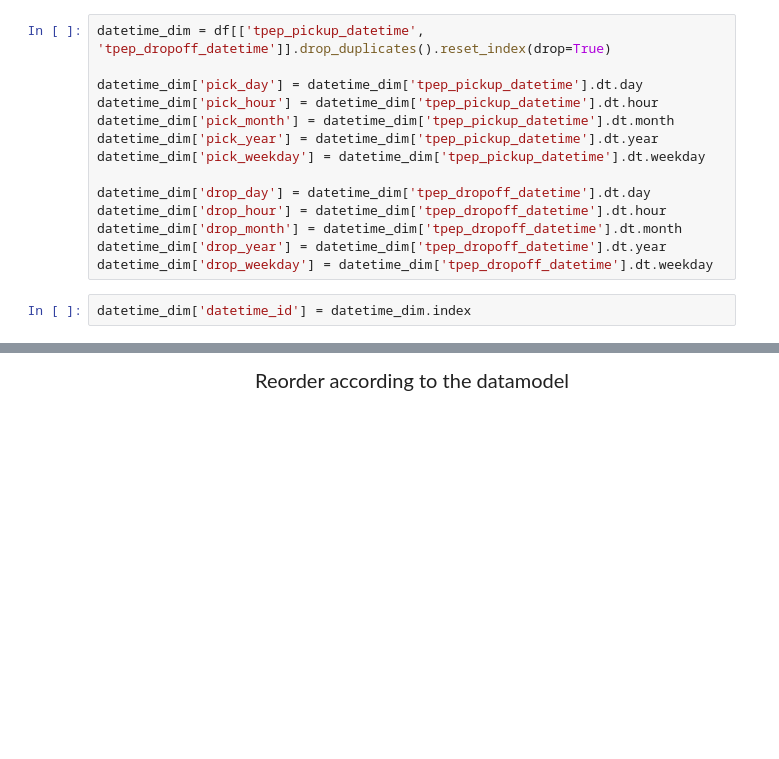
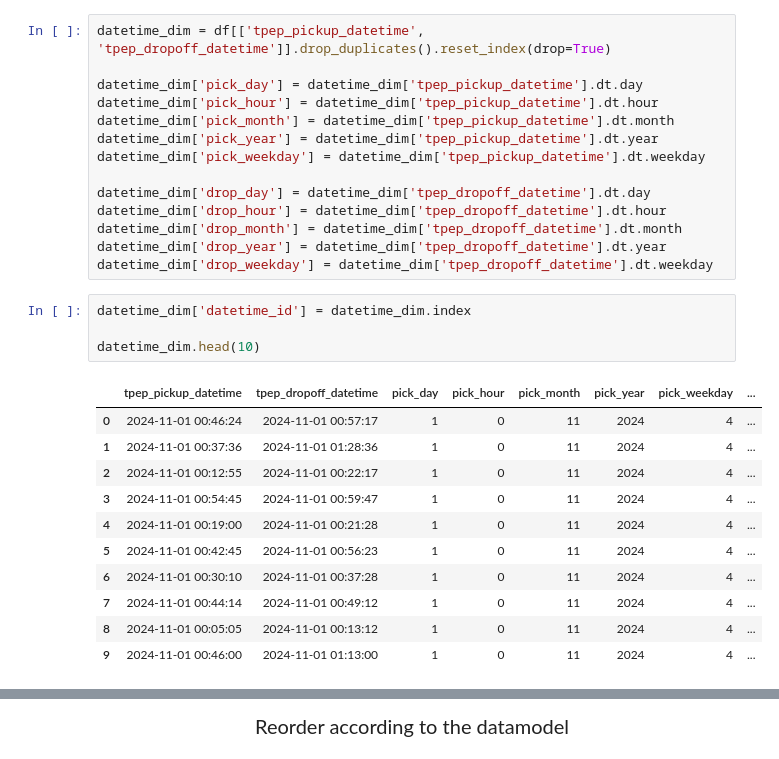
Before and after one commit to 1adityakadam/Uber_data_analytics, a Jupyter notebook: uber_data_analytics.ipynb, the cells around one changed output, grey strips where cells are left out. Drawn from its saved outputs; the diff is of its cells as text; blank space fills up the shorter version.

```diff
--- a/uber_data_analytics.ipynb
+++ b/uber_data_analytics.ipynb
@@ -99,4 +202,18 @@ datetime_dim['drop_year'] = datetime_dim['tpep_dropoff_datetime'].dt.year
 datetime_dim['drop_weekday'] = datetime_dim['tpep_dropoff_datetime'].dt.weekday
 # %%
 datetime_dim['datetime_id'] = datetime_dim.index
+
+datetime_dim.head(10)
+# %% [output]
+|  | tpep_pickup_datetime | tpep_dropoff_datetime | pick_day | pick_hour | pick_month | pick_year | pick_weekday | ... |
+| 0 | 2024-11-01 00:46:24 | 2024-11-01 00:57:17 | 1 | 0 | 11 | 2024 | 4 | ... |
+| 1 | 2024-11-01 00:37:36 | 2024-11-01 01:28:36 | 1 | 0 | 11 | 2024 | 4 | ... |
+| 2 | 2024-11-01 00:12:55 | 2024-11-01 00:22:17 | 1 | 0 | 11 | 2024 | 4 | ... |
+| 3 | 2024-11-01 00:54:45 | 2024-11-01 00:59:47 | 1 | 0 | 11 | 2024 | 4 | ... |
+| 4 | 2024-11-01 00:19:00 | 2024-11-01 00:21:28 | 1 | 0 | 11 | 2024 | 4 | ... |
+| 5 | 2024-11-01 00:42:45 | 2024-11-01 00:56:23 | 1 | 0 | 11 | 2024 | 4 | ... |
+| 6 | 2024-11-01 00:30:10 | 2024-11-01 00:37:28 | 1 | 0 | 11 | 2024 | 4 | ... |
+| 7 | 2024-11-01 00:44:14 | 2024-11-01 00:49:12 | 1 | 0 | 11 | 2024 | 4 | ... |
+| 8 | 2024-11-01 00:05:05 | 2024-11-01 00:13:12 | 1 | 0 | 11 | 2024 | 4 | ... |
+| 9 | 2024-11-01 00:46:00 | 2024-11-01 01:13:00 | 1 | 0 | 11 | 2024 | 4 | ... |
 # %%
```
Also changed, not shown: parts of 15 cells of this notebook.
